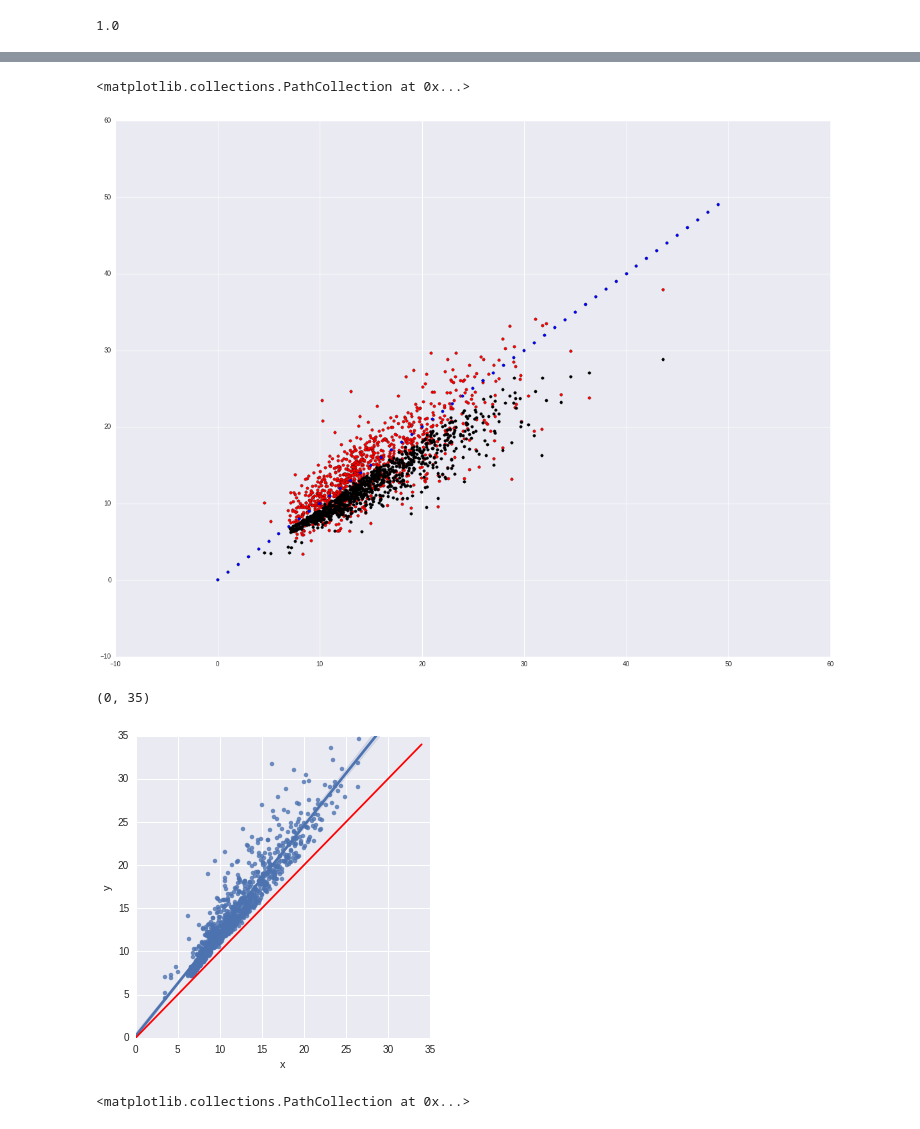
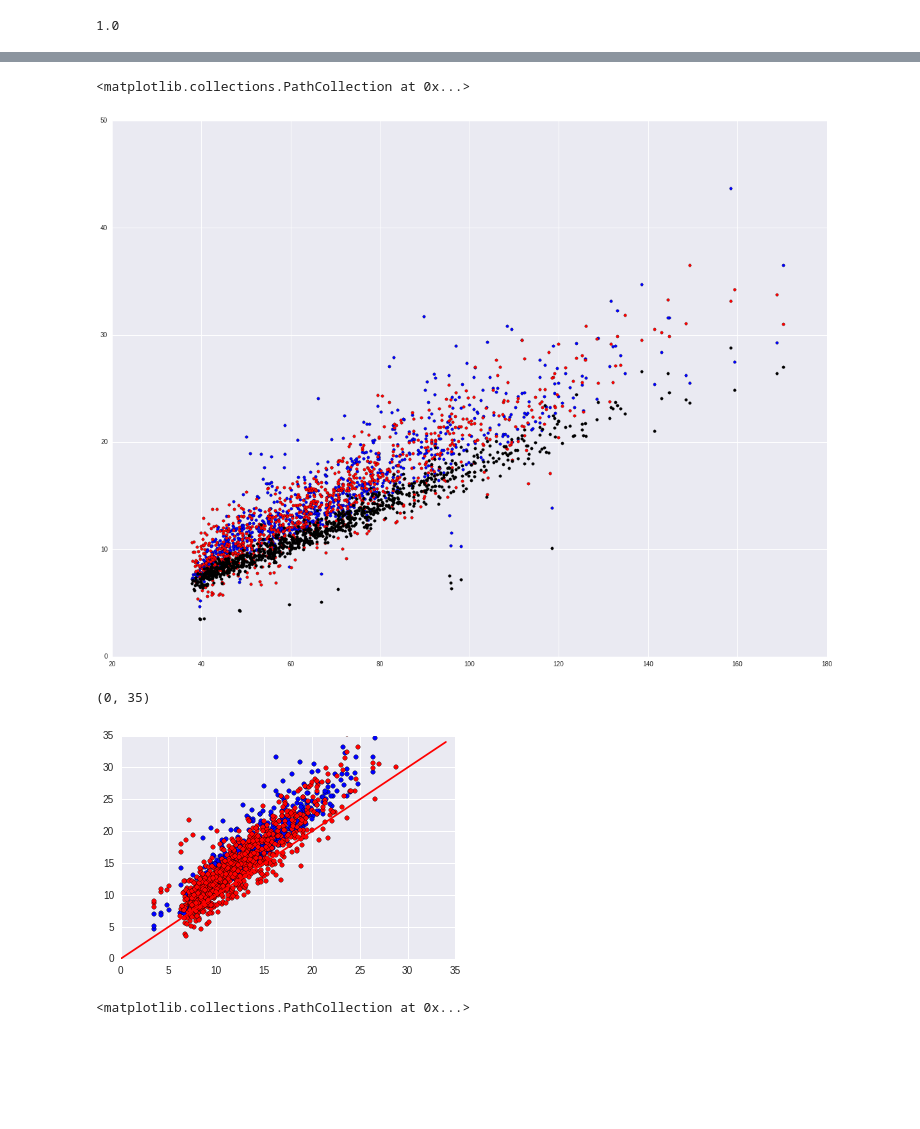
Before and after one commit to saint-germain/anisotropias, a Jupyter notebook: erroranalysis.ipynb, the cells around one changed output, grey strips where cells are left out. Drawn from its saved outputs; the diff is of its cells as text; code cells hidden in the pictures; blank space fills up the shorter version.

```diff
--- a/erroranalysis.ipynb
+++ b/erroranalysis.ipynb
@@ -97,9 +97,9 @@ import sklearn.mixture
 gmm = sklearn.mixture.GMM()
 # %%
 %%time
-errlist=np.zeros((len(listcut),8))
+errlist=np.zeros((len(listcut),9))
 k=0
-nbins=100000
+nbins=1000
 
 for i in listcut:
     dfilter=(df1['Galaxy ID']==i)
@@ -121,5 +121,6 @@ for i in listcut:
         errlist[k,5]=errlist[k,3]-np.percentile(data, 16)/1e6
         errlist[k,6]=dumerr.mean()
         errlist[k,7]=dummy['D (Mpc)'].mean()
+        errlist[k,8]=dumerr.min()
     k+=1
 # %% [output]
@@ -376,27 +369,27 @@ plt.scatter(x,m_ml*x+b_ml,c='r')
 plt.figure(figsize=(20,15))
 AAA=samples[np.random.randint(len(samples), size=len(x))]
 BBB=samples[np.random.randint(len(samples), size=len(x))]
-#plt.scatter(x,y)
-plt.scatter(y,AAA[:,0]*x+BBB[:,1],c='r')
-aaa=np.arange(50)
-plt.scatter(aaa,aaa)
-plt.scatter(y,errlist[(errlist[:,0]!=0)][:,6],c='k')
+plt.scatter(x,y)
+plt.scatter(x,AAA[:,0]*x+BBB[:,1],c='r')
+plt.scatter(x,errlist[(errlist[:,0]!=0)][:,6],c='k')
 # %% [output]
 <matplotlib.collections.PathCollection at 0x...>
-[figure, old version]
+[figure, new version]
 # %%
 # gmm-fitted sigma vs reported error
-x=errlist[(errlist[:,0]!=0)][:,6][filter]
-y=errlist[(errlist[:,0]!=0)][:,2][filter]
-df5=pd.DataFrame({'x' : x, 'y': y})
-sns.lmplot(x="x", y="y", data=df5)
+AAA=samples[np.random.randint(len(samples), size=len(x))]
+BBB=samples[np.random.randint(len(samples), size=len(x))]
+xx=errlist[(errlist[:,0]!=0)][:,6][filter]
+yy=errlist[(errlist[:,0]!=0)][:,2][filter]
+plt.scatter(xx,yy)
+plt.scatter(xx,AAA[:,0]*x+BBB[:,1],c='r')
 aaa=35
 plt.plot(range(aaa),range(aaa),c='r')
 plt.xlim(0,aaa)
 plt.ylim(0,aaa)
 # %% [output]
 (0, 35)
-[figure, old version]
+[figure, new version]
 # %%
 AAA=samples[np.random.randint(len(samples), size=len(x))]
 BBB=samples[np.random.randint(len(samples), size=len(x))]
```
Also changed, not shown: parts of 28 cells of this notebook.
